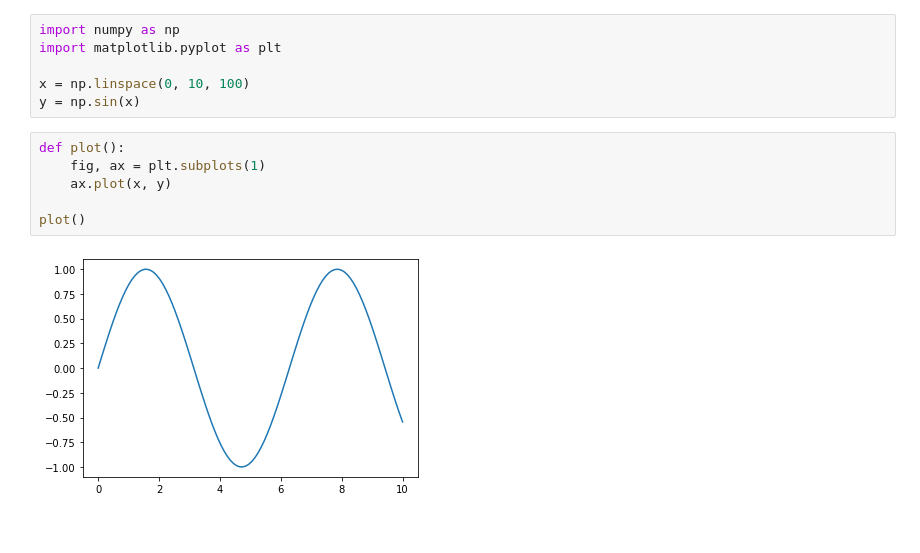
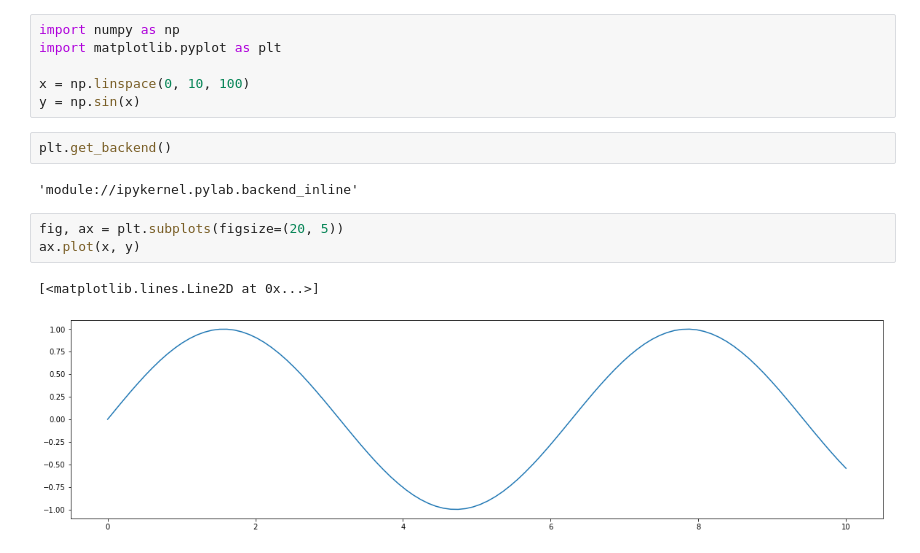
Before and after one commit to DavidWalz/fastpages, a Jupyter notebook: _notebooks/2020-07-04-plotting.ipynb, the cells around one changed output. Saved outputs shown, nothing was run; the diff lists cells and outputs as text.

```diff
--- a/_notebooks/2020-07-04-plotting.ipynb
+++ b/_notebooks/2020-07-04-plotting.ipynb
@@ -11,11 +11,13 @@ import matplotlib.pyplot as plt
 
 x = np.linspace(0, 10, 100)
 y = np.sin(x)
+# %%
+plt.get_backend()
+# %% [output]
+'module://ipykernel.pylab.backend_inline'
 # %%
-def plot():
-    fig, ax = plt.subplots(1)
-    ax.plot(x, y)
-
-plot()
+fig, ax = plt.subplots(figsize=(20, 5))
+ax.plot(x, y)
 # %% [output]
+[<matplotlib.lines.Line2D at 0x...>]
-[figure, old version]
+[figure, new version]
```
Also changed, not shown: parts of 3 cells of this notebook.
